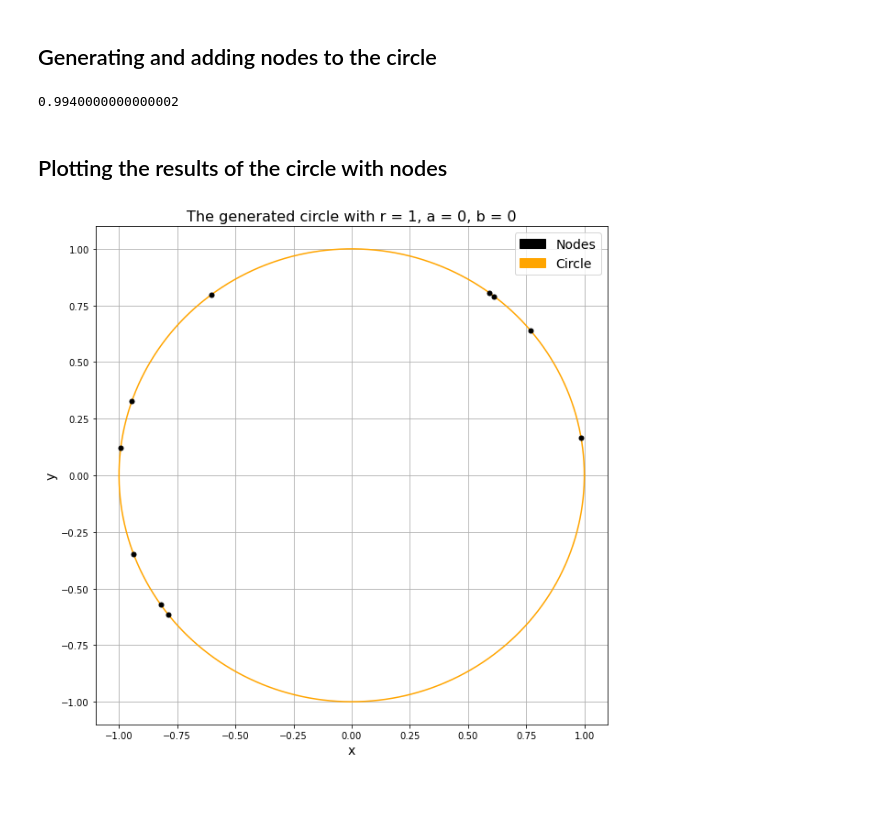
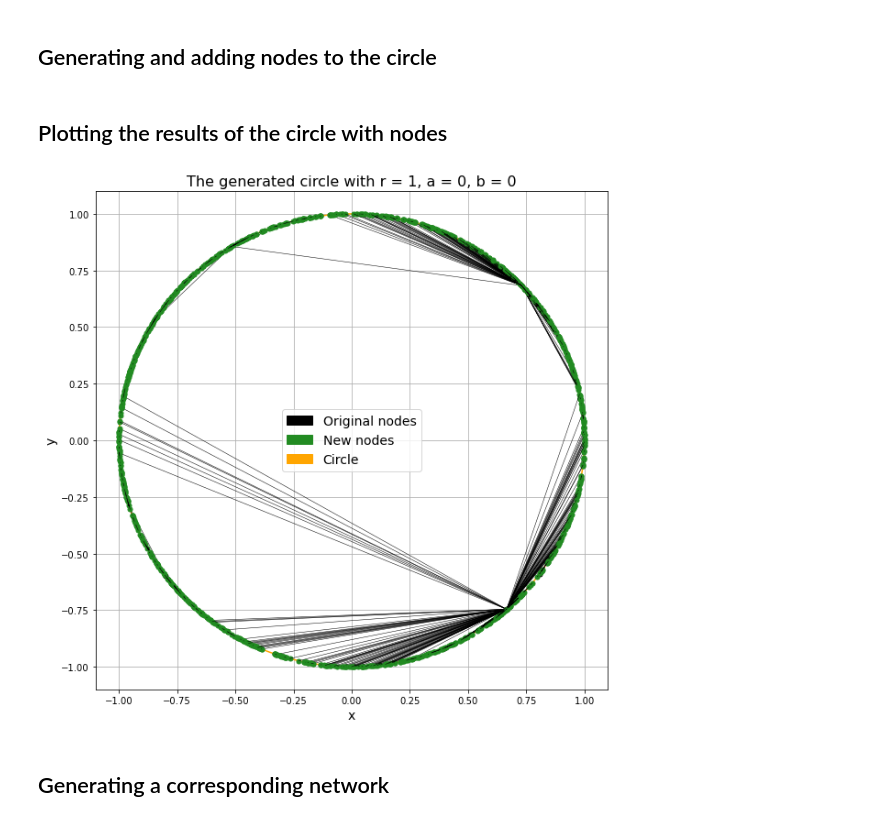
Before and after one commit to domonkoshaffner/network_visualisation, a Jupyter notebook: popularity_vs_similarity.ipynb, the cells around one changed output. Saved outputs shown, nothing was run; the diff lists cells and outputs as text; code cells hidden in the pictures; blank space fills up the shorter version.

Commit message:
Add temp version

```diff
--- a/popularity_vs_similarity.ipynb
+++ b/popularity_vs_similarity.ipynb
@@ -62,4 +62,4 @@ for i in range(0,num_nodes_to_generate_first):
 
     #saving the generated coordinates into a dictionary
     temp = [x[random_index], y[random_index]]
-    generated_coordinates.append((temp, i))
+    generated_coordinates.append((temp, (i+1), -999))
@@ -70,6 +65,0 @@ for i in range(0,num_nodes_to_generate_first):
-# %%
-dist = np.linalg.norm(generated_coordinates[0]-generated_coordinates[1])
-theta = math.asin(dist/(2*r))*2
-theta
-# %% [output]
-0.9940000000000002
@@ -78,20 +96,35 @@ theta
 # %%
 # Plotting the circle with the generated points
 
 plt.figure(figsize = (10,10))
+
+# Plotting the circle
 plt.plot(x,y, color = 'orange')
 
+# Plotting the original nodes
 for i in range(0,num_nodes_to_generate_first):
-    plt.plot(generated_coordinates[i][0], generated_coordinates[i][1], 'o', color = 'black', markersize = 5)
+    plt.plot(generated_coordinates[i][0][0], generated_coordinates[i][0][1], 'o', color = 'black', markersize = 5)
 
+# Plotting the newly connected nodes
+for i in range(num_nodes_to_generate_first, num_nodes_to_generate_first + new_num_nodes_to_generate):
+    plt.plot(generated_coordinates[i][0][0], generated_coordinates[i][0][1], 'o', color = 'forestgreen', markersize = 5)
+    plt.plot([generated_coordinates[i][0][0], generated_coordinates[generated_coordinates[i][2]-1][0][0]], [generated_coordinates[i][0][1], generated_coordinates[generated_coordinates[i][2]-1][0][1]], color = 'black', linewidth = 0.5)
+
+# Setting the title and labels
 plt.title('The generated circle with r = ' + str(r) + ', a = ' + str(a) + ', b = ' + str(b), fontsize = 16)
 plt.xlabel('x', fontsize = 14)
 plt.ylabel('y', fontsize = 14)
 
-nodes_patch = mpatches.Patch(color='black', label='Nodes')
+# Setting the legend
+orig_nodes_patch = mpatches.Patch(color='black', label='Original nodes')
+new_nodes_patch = mpatches.Patch(color='forestgreen', label='New nodes')
 circle_patch = mpatches.Patch(color='orange', label='Circle')
-plt.legend(handles=[nodes_patch, circle_patch], fontsize = 14)
+plt.legend(handles=[orig_nodes_patch, new_nodes_patch, circle_patch], fontsize = 14)
+
+# Setting the grid
 plt.grid()
 plt.show()
 # %% [output]
-[figure, old version]
+[figure, new version]
+# %% [markdown]
+## Generating a corresponding network
```
Also changed, not shown: parts of 5 cells of this notebook.
